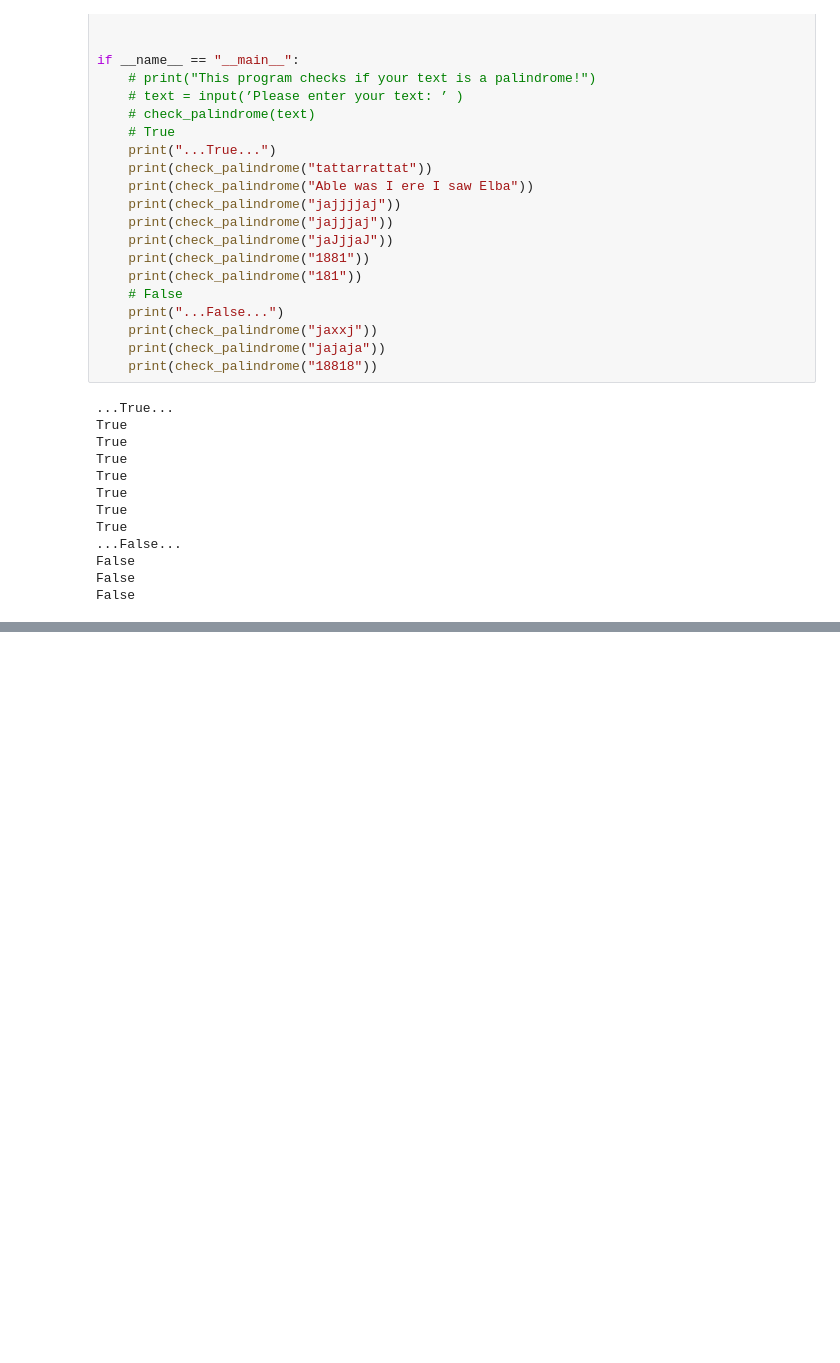
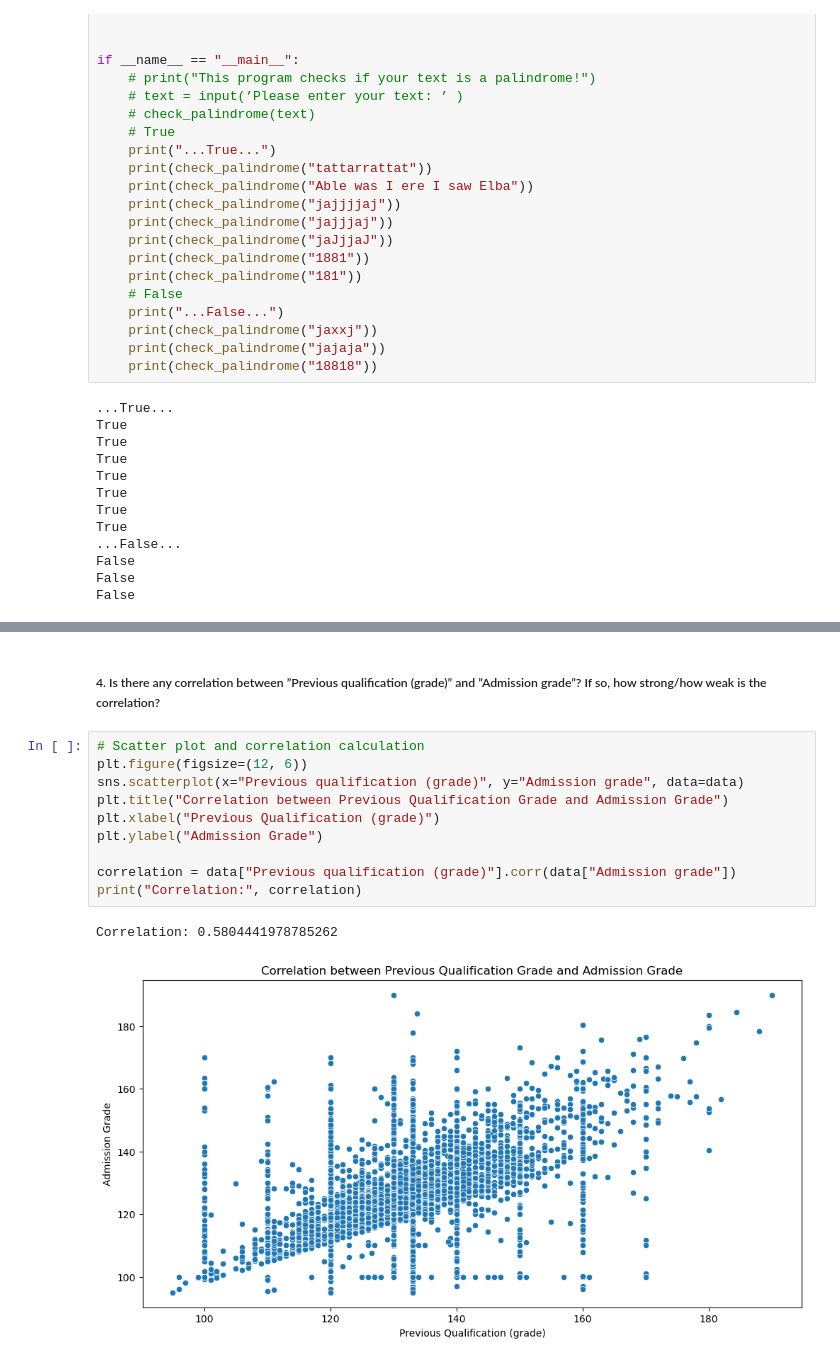
Before and after one commit to erdemhalil/DIT376-PDS, a Jupyter notebook: Assignment 8/a8.ipynb, the cells around one changed output, grey strips where cells are left out. Saved outputs shown, nothing was run; the diff lists cells and outputs as text; blank space fills up the shorter version.

```diff
--- a/Assignment 8/a8.ipynb
+++ b/Assignment 8/a8.ipynb
@@ -76,0 +187,15 @@ False
+# %% [markdown]
+##### 4. Is there any correlation between ”Previous qualification (grade)” and ”Admission grade”? If so, how strong/how weak is the correlation?
+# %%
+# Scatter plot and correlation calculation
+plt.figure(figsize=(12, 6))
+sns.scatterplot(x="Previous qualification (grade)", y="Admission grade", data=data)
+plt.title("Correlation between Previous Qualification Grade and Admission Grade")
+plt.xlabel("Previous Qualification (grade)")
+plt.ylabel("Admission Grade")
+
+correlation = data["Previous qualification (grade)"].corr(data["Admission grade"])
+print("Correlation:", correlation)
+# %% [output]
+Correlation: 0.5804441978785262
+[figure, added]
```
Also changed, not shown: parts of 18 cells of this notebook.
